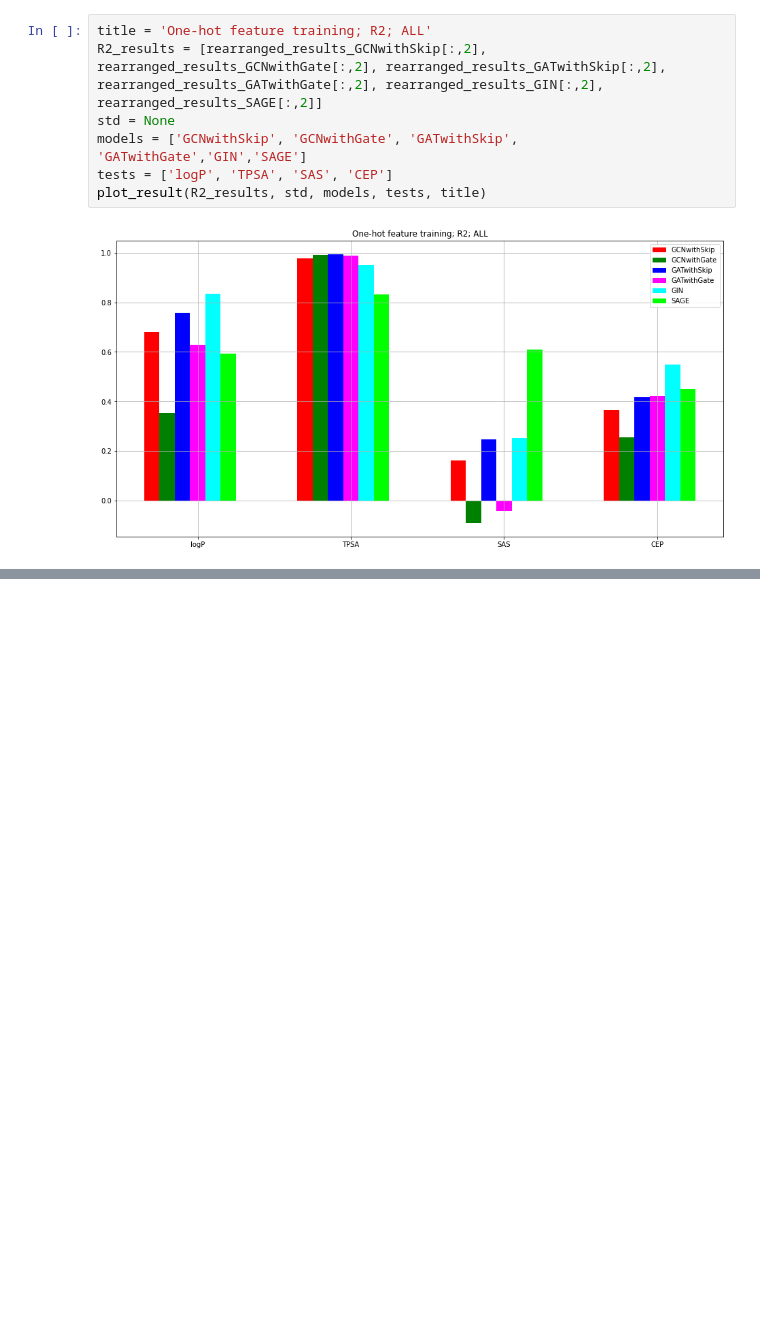
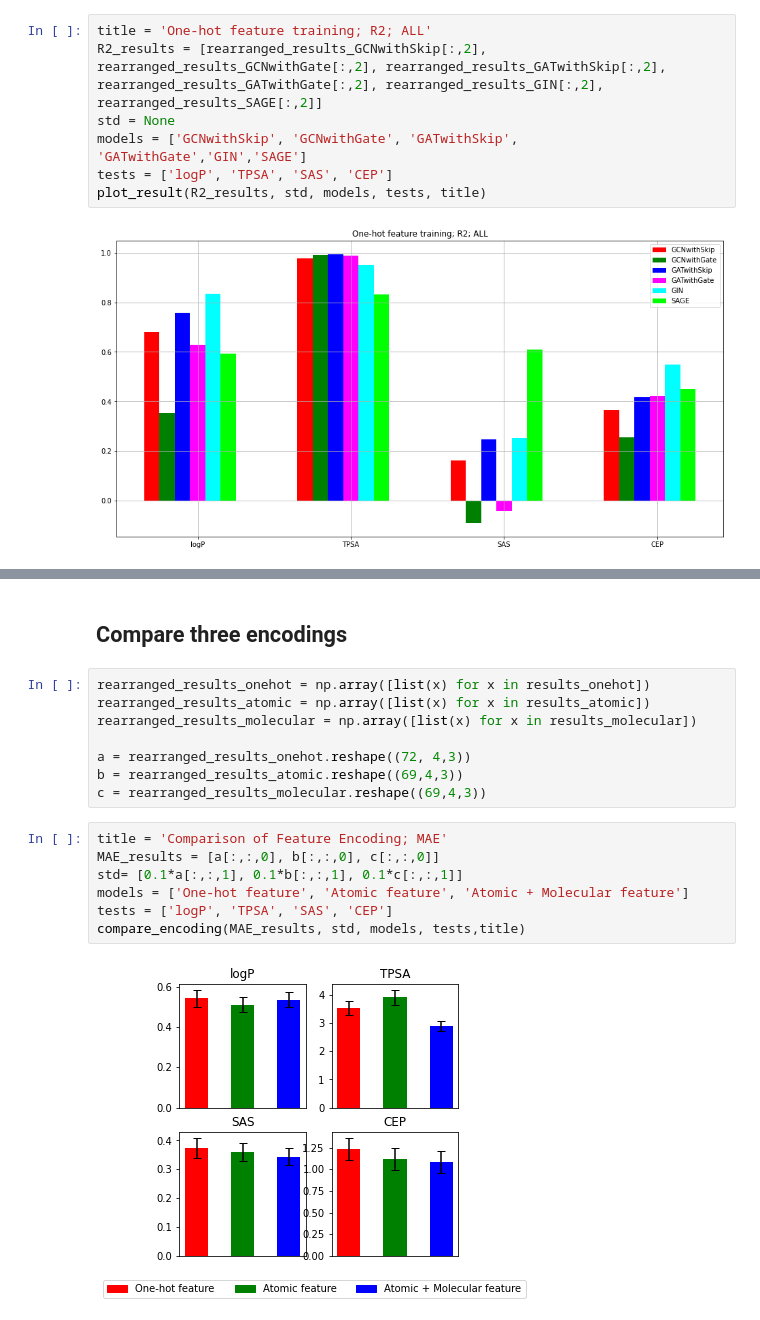
Before and after one commit to Ahn-Ssu/CS492I_2022F, a Jupyter notebook: CS492I_teamProject_GCN4chem.ipynb, the cells around one changed output, grey strips where cells are left out. Saved outputs shown, nothing was run; the diff lists cells and outputs as text; blank space fills up the shorter version.

```diff
--- a/CS492I_teamProject_GCN4chem.ipynb
+++ b/CS492I_teamProject_GCN4chem.ipynb
@@ -1865,0 +2996,19 @@ plot_result(R2_results, std, models, tests, title)
+# %% [markdown]
+## Compare three encodings
+# %%
+rearranged_results_onehot = np.array([list(x) for x in results_onehot])
+rearranged_results_atomic = np.array([list(x) for x in results_atomic])
+rearranged_results_molecular = np.array([list(x) for x in results_molecular])
+
+a = rearranged_results_onehot.reshape((72, 4,3))
+b = rearranged_results_atomic.reshape((69,4,3))
+c = rearranged_results_molecular.reshape((69,4,3))
+# %%
+title = 'Comparison of Feature Encoding; MAE'
+MAE_results = [a[:,:,0], b[:,:,0], c[:,:,0]]
+std= [0.1*a[:,:,1], 0.1*b[:,:,1], 0.1*c[:,:,1]]
+models = ['One-hot feature', 'Atomic feature', 'Atomic + Molecular feature']
+tests = ['logP', 'TPSA', 'SAS', 'CEP']
+compare_encoding(MAE_results, std, models, tests,title)
+# %% [output]
+[figure, added]
```
Also changed, not shown: parts of 26 cells of this notebook.
